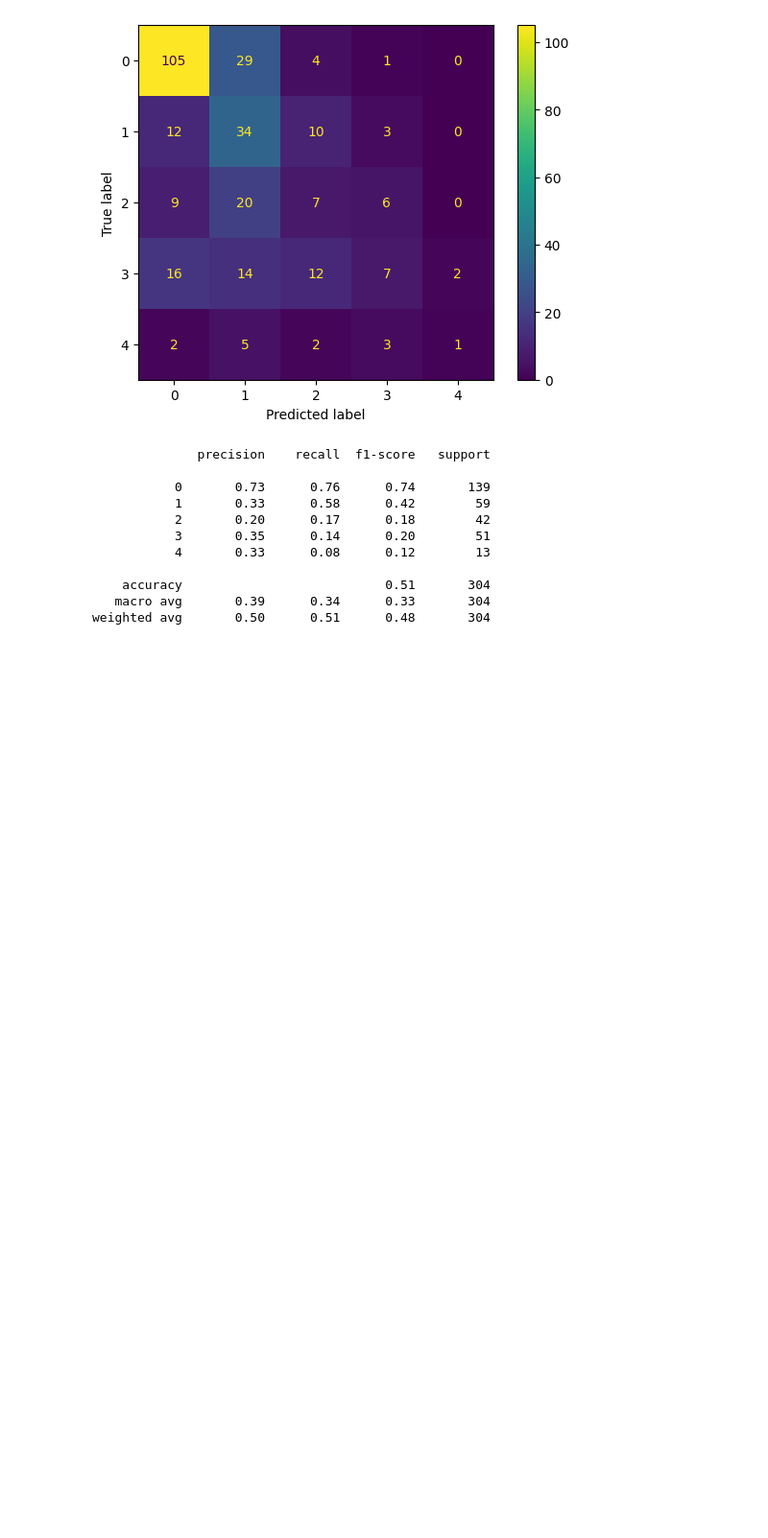
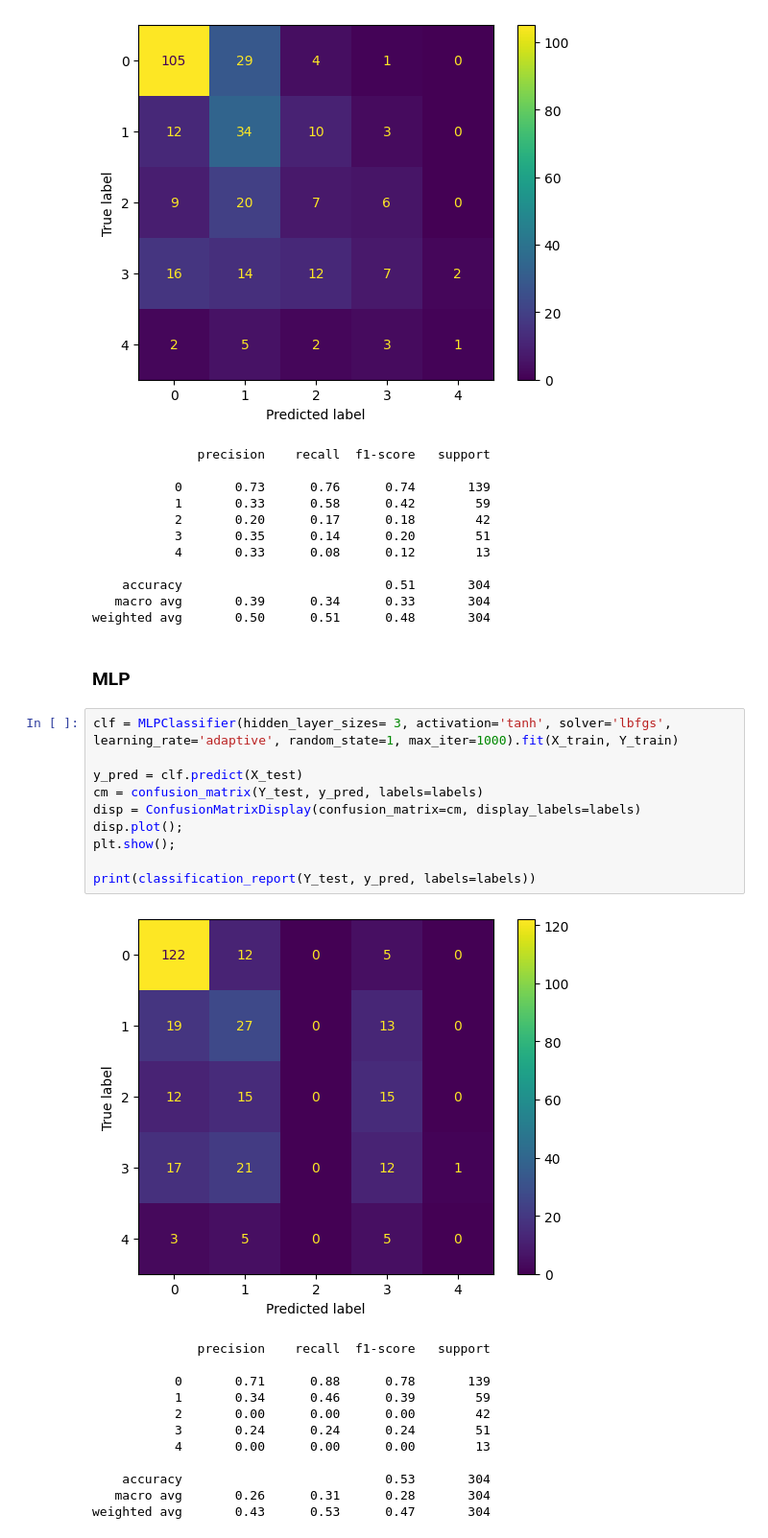
Before and after one commit to MistyDoe/PyHeartDisease, a Jupyter notebook: analysis.ipynb, the cells around one changed output. Shown: that part at 96% size. Saved outputs shown, nothing was run; the diff lists cells and outputs as text; blank space fills up the shorter version.

```diff
--- a/analysis.ipynb
+++ b/analysis.ipynb
@@ -214,3 +213,28 @@ print(classification_report(Y_test, y_pred, labels=labels))
     accuracy                           0.51       304
    macro avg       0.39      0.34      0.33       304
 weighted avg       0.50      0.51      0.48       304
+# %% [markdown]
+### MLP
+# %%
+clf = MLPClassifier(hidden_layer_sizes= 3, activation='tanh', solver='lbfgs', learning_rate='adaptive', random_state=1, max_iter=1000).fit(X_train, Y_train)
+
+y_pred = clf.predict(X_test)
+cm = confusion_matrix(Y_test, y_pred, labels=labels)
+disp = ConfusionMatrixDisplay(confusion_matrix=cm, display_labels=labels)
+disp.plot();
+plt.show();
+
+print(classification_report(Y_test, y_pred, labels=labels))
+# %% [output]
+[figure, added]
+              precision    recall  f1-score   support
+
+           0       0.71      0.88      0.78       139
+           1       0.34      0.46      0.39        59
+           2       0.00      0.00      0.00        42
+           3       0.24      0.24      0.24        51
+           4       0.00      0.00      0.00        13
+
+    accuracy                           0.53       304
+   macro avg       0.26      0.31      0.28       304
+weighted avg       0.43      0.53      0.47       304
```
Also changed, not shown: parts of 1 cell of this notebook.
